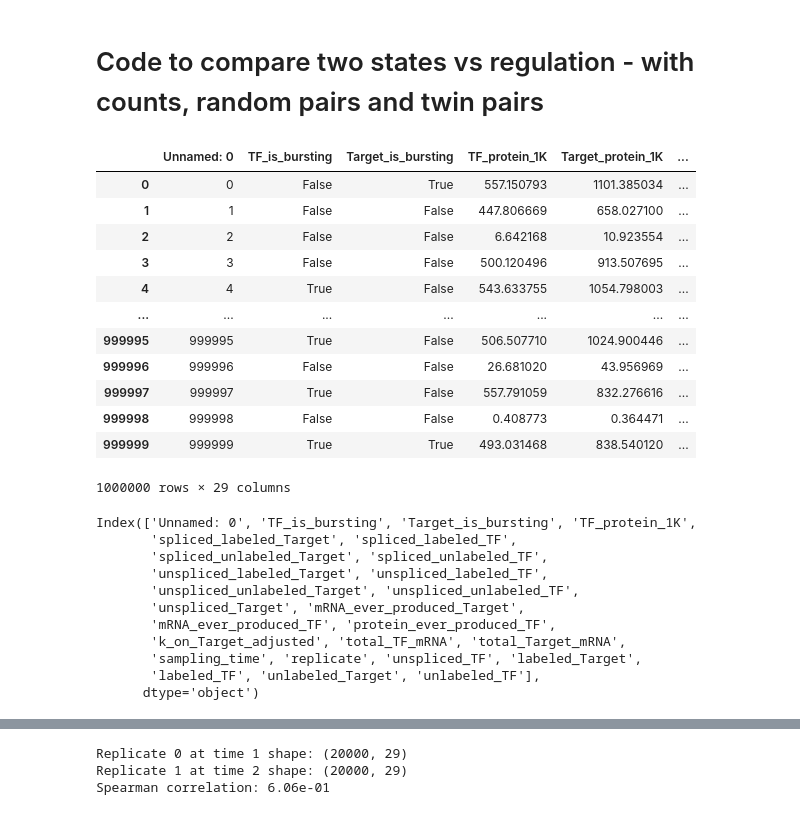
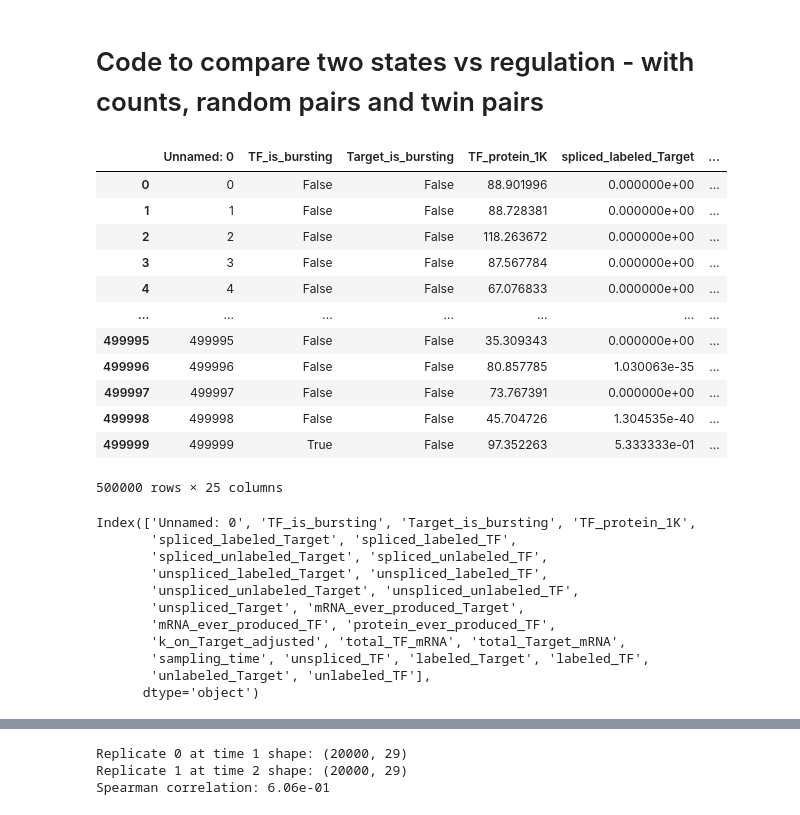
Before and after one commit to Keerthana910234/grnInference, a Jupyter notebook: analysisCode/compare_two_state_regulation.ipynb, the cells around one changed output, grey strips where cells are left out. Saved outputs shown, nothing was run; the diff lists cells and outputs as text; code cells hidden in the pictures.

```diff
--- a/analysisCode/compare_two_state_regulation.ipynb
+++ b/analysisCode/compare_two_state_regulation.ipynb
@@ -30,37 +30,37 @@ pylab.rcParams.update(params)
 # pylab.style.use('seaborn-white')
 # %%
 #PARAM VALS FOR THIS RUN
-sim_file_use = '/home/mzo5929/Keerthana/grnInference/simulationData/two_way_regulation/test/samples_replicates_with_regulation_0.csv'
+sim_file_use = "/home/mzo5929/Keerthana/grnInference/simulation_data/anika_gupta_test/samples_over_time_0.csv"
 # sim_file_use = '/home/mzo5929/Keerthana/grnInference/simulationData/self_regulation/A_B_Bloops_1.csv'
 # sim_file_use = '/home/mzo5929/Keerthana/grnInference/simulationData/simulations_rerun/with_regulation/median/samples_replicates_with_regulation_median_0.csv'
 num_sampling_times = 24
 num_cells = 20e3
 
 updated_df = pd.read_csv(sim_file_use)
 updated_df['unspliced_Target'] = updated_df['unspliced_unlabeled_Target']+updated_df['unspliced_labeled_Target']
 updated_df['unspliced_TF'] = updated_df['unspliced_unlabeled_TF']+updated_df['unspliced_labeled_TF']
 
 updated_df['labeled_Target'] = updated_df['unspliced_labeled_Target']+updated_df['spliced_labeled_Target']
 updated_df['labeled_TF'] = updated_df['unspliced_labeled_TF']+updated_df['spliced_labeled_TF']
 
 updated_df['unlabeled_Target'] = updated_df['unspliced_unlabeled_Target']+updated_df['spliced_unlabeled_Target']
 updated_df['unlabeled_TF'] = updated_df['unspliced_unlabeled_TF']+updated_df['spliced_unlabeled_TF']
 
 updated_df
 # %% [output]
-|  | Unnamed: 0 | TF_is_bursting | Target_is_bursting | TF_protein_1K | Target_protein_1K | ... |
-| 0 | 0 | False | True | 557.150793 | 1101.385034 | ... |
-| 1 | 1 | False | False | 447.806669 | 658.027100 | ... |
-| 2 | 2 | False | False | 6.642168 | 10.923554 | ... |
-| 3 | 3 | False | False | 500.120496 | 913.507695 | ... |
-| 4 | 4 | True | False | 543.633755 | 1054.798003 | ... |
+|  | Unnamed: 0 | TF_is_bursting | Target_is_bursting | TF_protein_1K | spliced_labeled_Target | ... |
+| 0 | 0 | False | False | 88.901996 | 0.000000e+00 | ... |
+| 1 | 1 | False | False | 88.728381 | 0.000000e+00 | ... |
+| 2 | 2 | False | False | 118.263672 | 0.000000e+00 | ... |
+| 3 | 3 | False | False | 87.567784 | 0.000000e+00 | ... |
+| 4 | 4 | False | False | 67.076833 | 0.000000e+00 | ... |
 | ... | ... | ... | ... | ... | ... | ... |
-| 999995 | 999995 | True | False | 506.507710 | 1024.900446 | ... |
-| 999996 | 999996 | False | False | 26.681020 | 43.956969 | ... |
-| 999997 | 999997 | True | False | 557.791059 | 832.276616 | ... |
-| 999998 | 999998 | False | False | 0.408773 | 0.364471 | ... |
-| 999999 | 999999 | True | True | 493.031468 | 838.540120 | ... |
+| 499995 | 499995 | False | False | 35.309343 | 0.000000e+00 | ... |
+| 499996 | 499996 | False | False | 80.857785 | 1.030063e-35 | ... |
+| 499997 | 499997 | False | False | 73.767391 | 0.000000e+00 | ... |
+| 499998 | 499998 | False | False | 45.704726 | 1.304535e-40 | ... |
+| 499999 | 499999 | True | False | 97.352263 | 5.333333e-01 | ... |
-1000000 rows × 29 columns
+500000 rows × 25 columns
 # %%
 updated_df.columns
 # %% [output]
@@ -72,6 +72,6 @@ Index(['Unnamed: 0', 'TF_is_bursting', 'Target_is_bursting', 'TF_protein_1K',
        'unspliced_Target', 'mRNA_ever_produced_Target',
        'mRNA_ever_produced_TF', 'protein_ever_produced_TF',
        'k_on_Target_adjusted', 'total_TF_mRNA', 'total_Target_mRNA',
-       'sampling_time', 'replicate', 'unspliced_TF', 'labeled_Target',
-       'labeled_TF', 'unlabeled_Target', 'unlabeled_TF'],
+       'sampling_time', 'unspliced_TF', 'labeled_Target', 'labeled_TF',
+       'unlabeled_Target', 'unlabeled_TF'],
       dtype='object')
```
Also changed, not shown: parts of 5 cells of this notebook, 2 other files.
